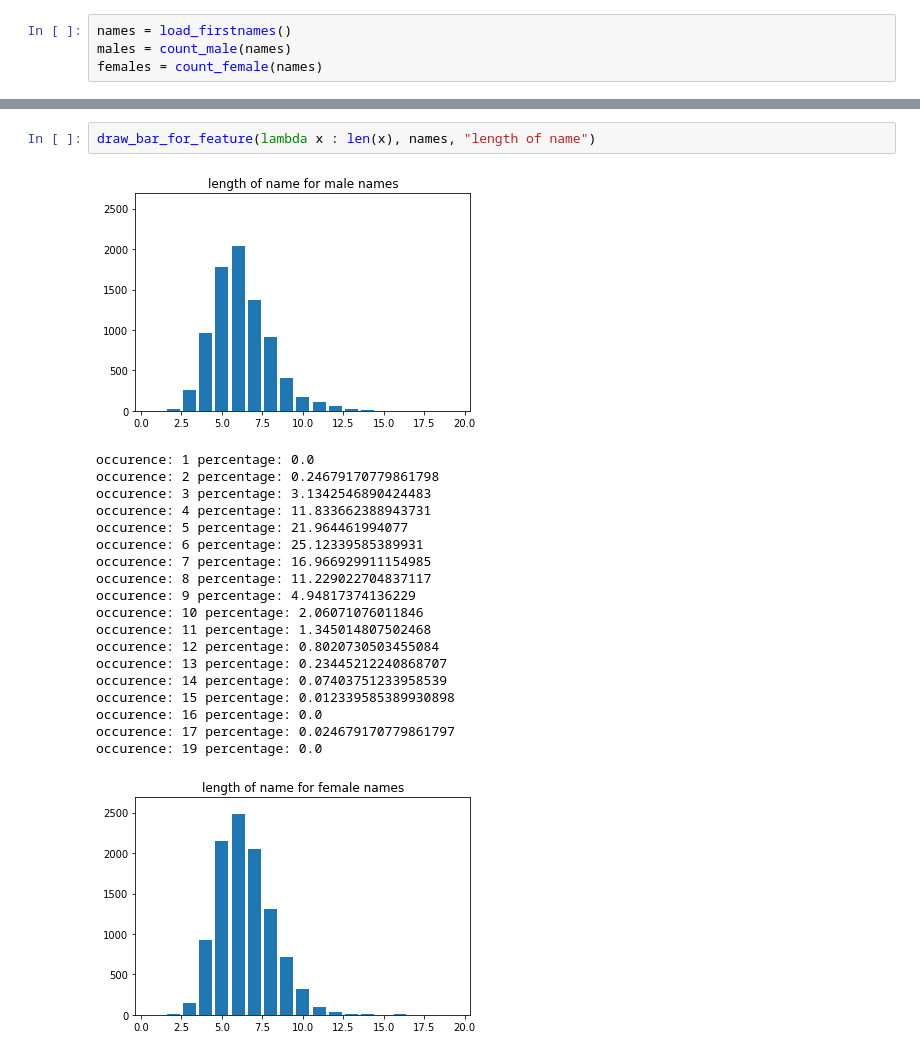
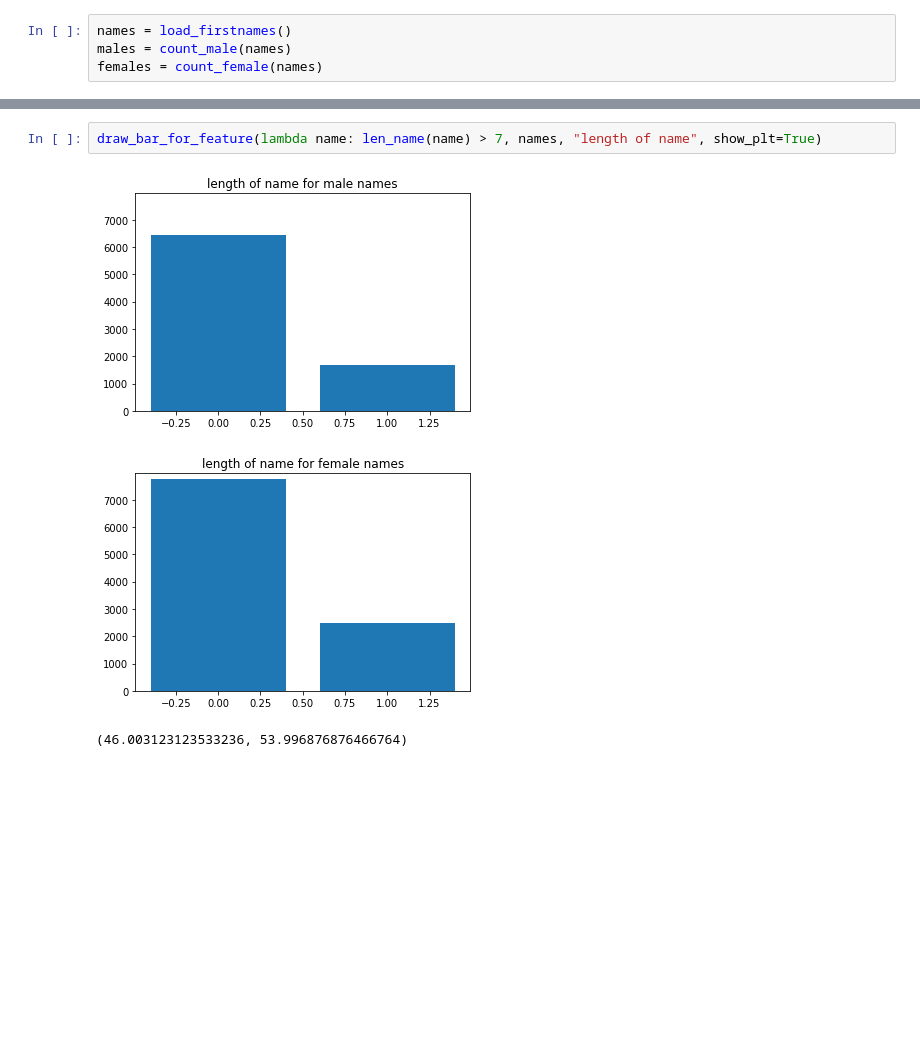
Before and after one commit to SebastianKapunkt/name-classifier, a Jupyter notebook: visulize_features.ipynb, the cells around one changed output, grey strips where cells are left out. Saved outputs shown, nothing was run; the diff lists cells and outputs as text; blank space fills up the shorter version.

```diff
--- a/visulize_features.ipynb
+++ b/visulize_features.ipynb
@@ -157,23 +224,6 @@ occurence: True percentage: 5.094486654977596
 # %%
-draw_bar_for_feature(lambda x : len(x), names, "length of name")
+draw_bar_for_feature(lambda name: len_name(name) > 7, names, "length of name", show_plt=True)
 # %% [output]
-[figure, old version]
+[figure, new version]
+[figure, new version]
-occurence: 1 percentage: 0.0
-occurence: 2 percentage: 0.24679170779861798
-occurence: 3 percentage: 3.1342546890424483
-occurence: 4 percentage: 11.833662388943731
-occurence: 5 percentage: 21.964461994077
-occurence: 6 percentage: 25.12339585389931
-occurence: 7 percentage: 16.966929911154985
-occurence: 8 percentage: 11.229022704837117
-occurence: 9 percentage: 4.94817374136229
-occurence: 10 percentage: 2.06071076011846
-occurence: 11 percentage: 1.345014807502468
-occurence: 12 percentage: 0.8020730503455084
-occurence: 13 percentage: 0.23445212240868707
-occurence: 14 percentage: 0.07403751233958539
-occurence: 15 percentage: 0.012339585389930898
-occurence: 16 percentage: 0.0
-occurence: 17 percentage: 0.024679170779861797
-occurence: 19 percentage: 0.0
+(46.003123123533236, 53.996876876466764)
-[figure, old version]
```
Also changed, not shown: parts of 18 cells of this notebook, 8 other files.
